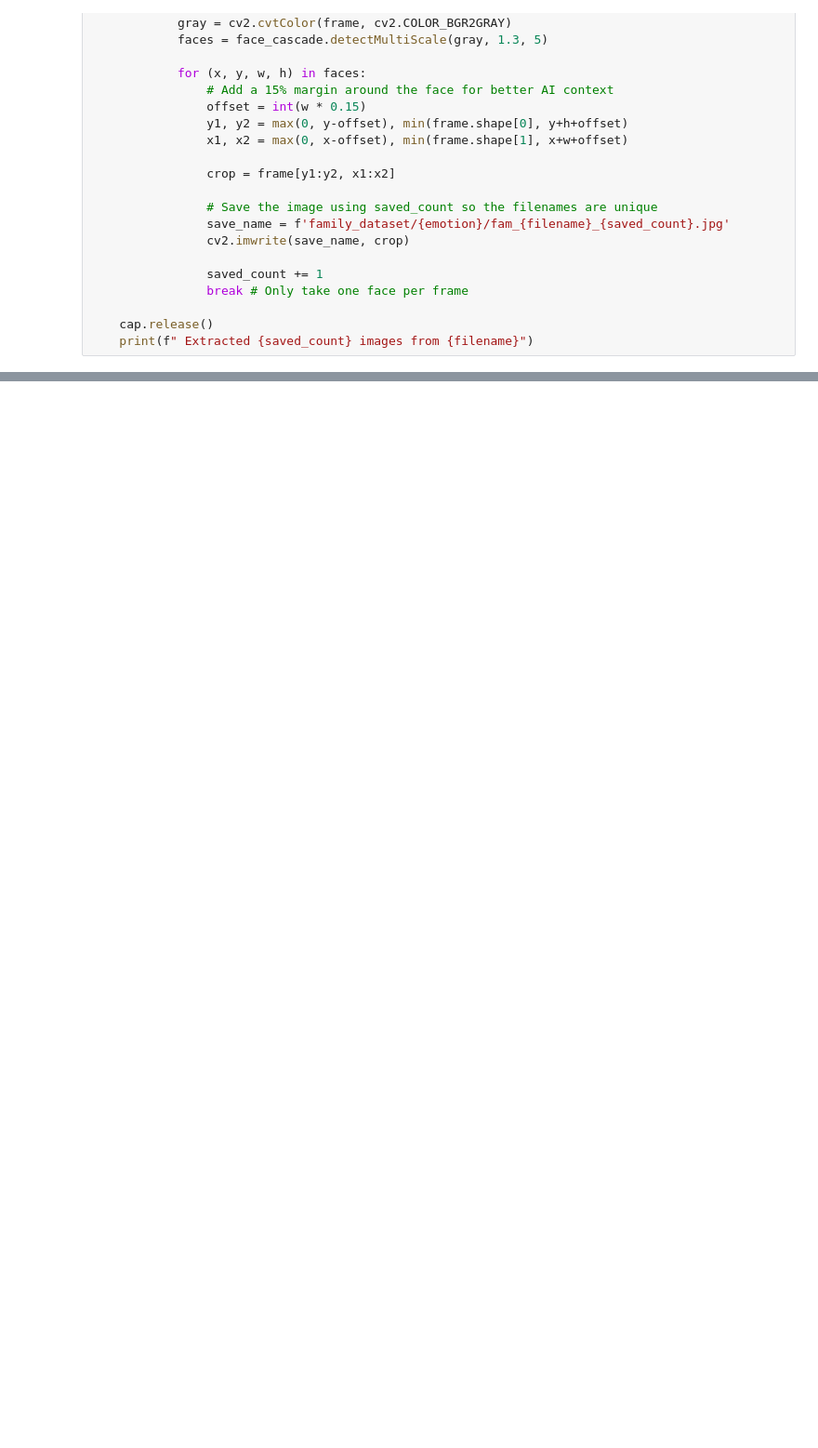
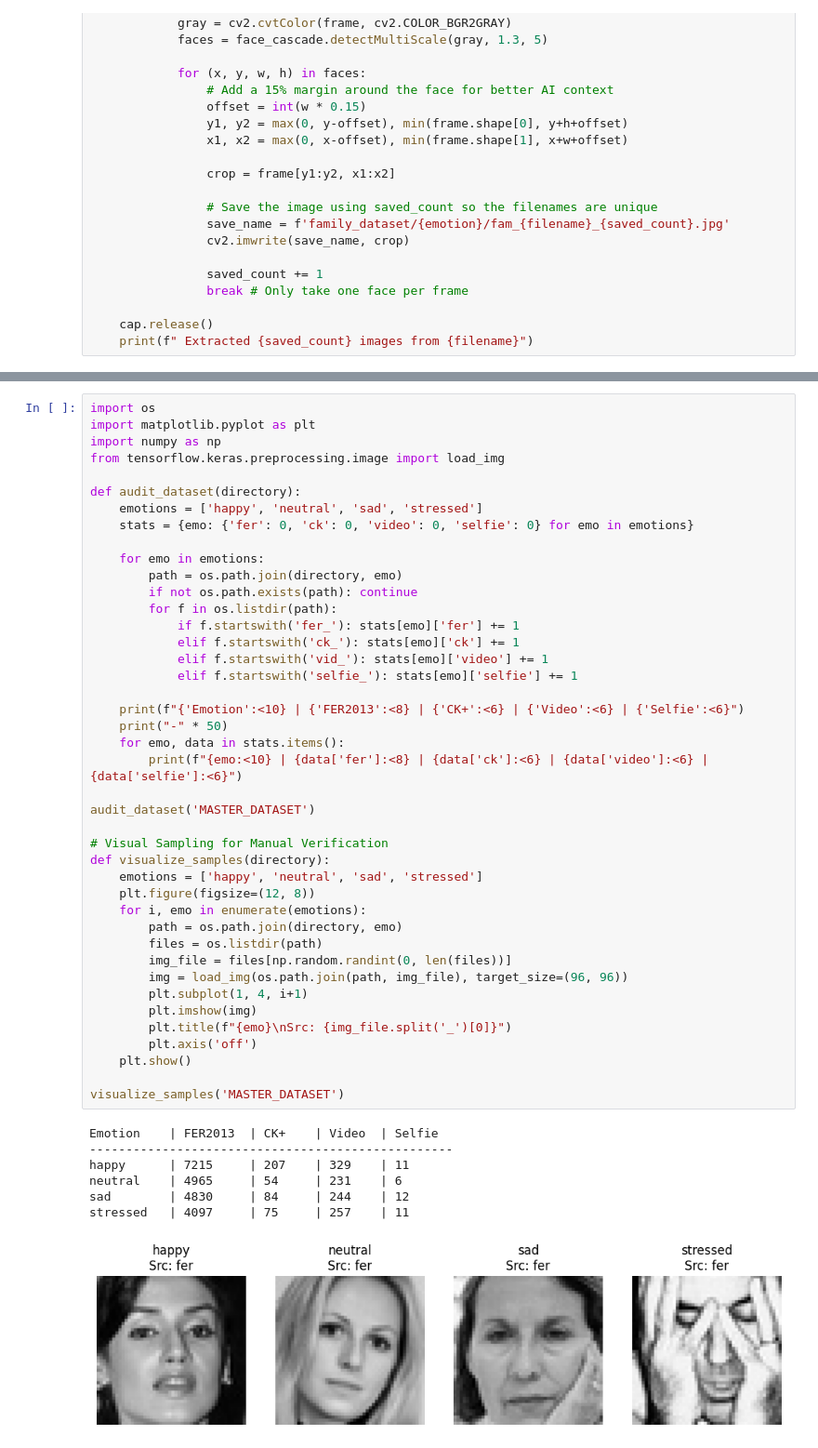
Before and after one commit to Jhnfdn/TRAINING-EMOTION-DATASET, a Jupyter notebook: emotion_FER2013_CNN.ipynb, the cells around one changed output, grey strips where cells are left out. Shown at 93% size. Drawn from its saved outputs; the diff is of its cells as text; blank space fills up the shorter version.

```diff
--- a/emotion_FER2013_CNN.ipynb
+++ b/emotion_FER2013_CNN.ipynb
@@ -1202 +1290,51 @@ Training Complete. Target Labels: ['happy', 'neutral', 'sad', 'stressed']
+# %%
+import os
+import matplotlib.pyplot as plt
+import numpy as np
+from tensorflow.keras.preprocessing.image import load_img
+
+def audit_dataset(directory):
+    emotions = ['happy', 'neutral', 'sad', 'stressed']
+    stats = {emo: {'fer': 0, 'ck': 0, 'video': 0, 'selfie': 0} for emo in emotions}
+
+    for emo in emotions:
+        path = os.path.join(directory, emo)
+        if not os.path.exists(path): continue
+        for f in os.listdir(path):
+            if f.startswith('fer_'): stats[emo]['fer'] += 1
+            elif f.startswith('ck_'): stats[emo]['ck'] += 1
+            elif f.startswith('vid_'): stats[emo]['video'] += 1
+            elif f.startswith('selfie_'): stats[emo]['selfie'] += 1
+
+    print(f"{'Emotion':<10} | {'FER2013':<8} | {'CK+':<6} | {'Video':<6} | {'Selfie':<6}")
+    print("-" * 50)
+    for emo, data in stats.items():
+        print(f"{emo:<10} | {data['fer']:<8} | {data['ck']:<6} | {data['video']:<6} | {data['selfie']:<6}")
+
+audit_dataset('MASTER_DATASET')
+
+# Visual Sampling for Manual Verification
+def visualize_samples(directory):
+    emotions = ['happy', 'neutral', 'sad', 'stressed']
+    plt.figure(figsize=(12, 8))
+    for i, emo in enumerate(emotions):
+        path = os.path.join(directory, emo)
+        files = os.listdir(path)
+        img_file = files[np.random.randint(0, len(files))]
+        img = load_img(os.path.join(path, img_file), target_size=(96, 96))
+        plt.subplot(1, 4, i+1)
+        plt.imshow(img)
+        plt.title(f"{emo}\nSrc: {img_file.split('_')[0]}")
+        plt.axis('off')
+    plt.show()
+
+visualize_samples('MASTER_DATASET')
+# %% [output]
+Emotion    | FER2013  | CK+    | Video  | Selfie
+--------------------------------------------------
+happy      | 7215     | 207    | 329    | 11
+neutral    | 4965     | 54     | 231    | 6
+sad        | 4830     | 84     | 244    | 12
+stressed   | 4097     | 75     | 257    | 11
+[figure, added]
 # %%
```
Also changed, not shown: parts of 10 cells of this notebook.
